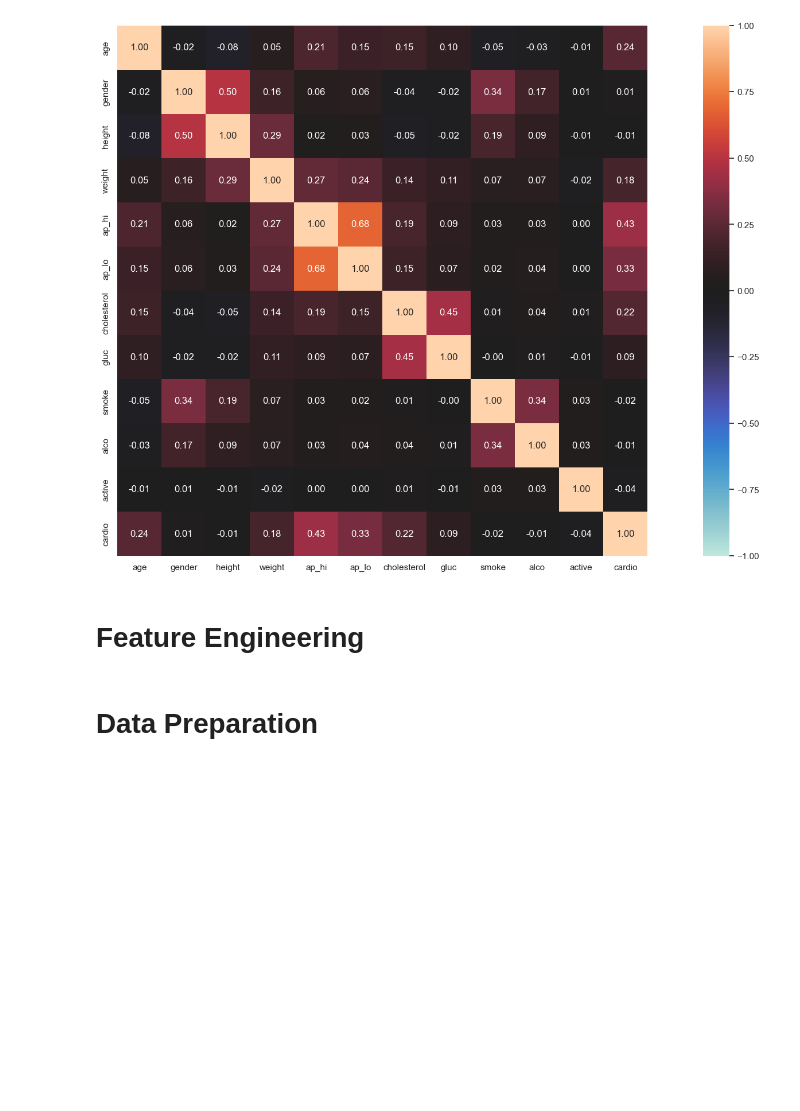
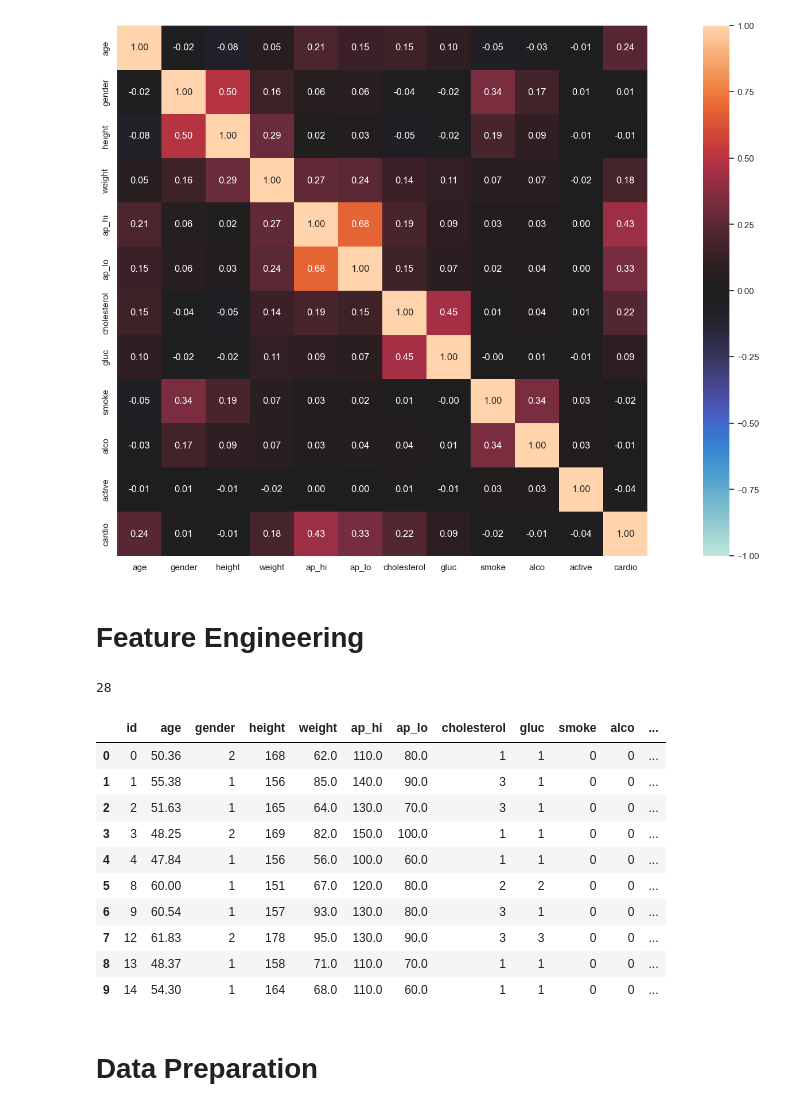
Before and after one commit to TalithaStella/CardioDisease, a Jupyter notebook: PA001-CCD_ver1.ipynb, the cells around one changed output. Saved outputs shown, nothing was run; the diff lists cells and outputs as text; code cells hidden in the pictures; blank space fills up the shorter version.

```diff
--- a/PA001-CCD.ipynb
+++ b/PA001-CCD_ver1.ipynb
@@ -466,16 +495,52 @@ nominal.associations(df2.drop('id',axis = 1));
 # Feature Engineering
 # %%
 df3 = df2.copy()
+# %%
+len( df2[df2[ 'ap_lo' ] <= 30 ] )
+# %% [output]
+28
 # %%
-# Removendo outliers
+# # Removendo outliers
 
 #Peso/altura
 df3 = df3[ (df3['height'] > 120) & (df3['height'] < 200) ]
 df3 = df3[ (df3['weight'] > 40) & (df3['weight'] < 170) ]
 
 # Pressão arterial
-df3 = df3[ (df3[ 'ap_lo'] > 30 ) & (df3[ 'ap_lo' ] < 240) ]
-df3 = df3[ (df3[ 'ap_hi' ] > 30 ) & (df3[ 'ap_hi' ] < 240 )]
+df3 = df3[ (df3[ 'ap_lo'] > 30 ) & (df3[ 'ap_lo' ] < 150) ] # low min 30 | Max 150
+df3 = df3[ (df3[ 'ap_hi' ] > 90 ) & (df3[ 'ap_hi' ] < 200 )] # High min 90 | Max 200
+
+
+# Creating IMC - weight/height²
+df3['imc'] = round(df3['weight'] / (df3['height'] ** 2) * 10000, 2)
+
+
+## Health_status - Intervalos do IMC
+# magreza - < 16.9
+# abaixo - 17 ~ 20
+# normal - 20 ~ 24
+# acima - 25 ~ 29
+# obesidade - 30 ~ 35
+# morbides - > 35
+
+df3['health_status'] = df3['imc'].map(health)
+
+
+# Coluna com intervalos de PA -  'baixa', 'normal', 'elevada', 'estagio I', 'estagio II', 'crise hipertensiva'
+# %%
+df3.head(10)
+# %% [output]
+|  | id | age | gender | height | weight | ap_hi | ap_lo | cholesterol | gluc | smoke | alco | ... |
+| 0 | 0 | 50.36 | 2 | 168 | 62.0 | 110.0 | 80.0 | 1 | 1 | 0 | 0 | ... |
+| 1 | 1 | 55.38 | 1 | 156 | 85.0 | 140.0 | 90.0 | 3 | 1 | 0 | 0 | ... |
+| 2 | 2 | 51.63 | 1 | 165 | 64.0 | 130.0 | 70.0 | 3 | 1 | 0 | 0 | ... |
+| 3 | 3 | 48.25 | 2 | 169 | 82.0 | 150.0 | 100.0 | 1 | 1 | 0 | 0 | ... |
+| 4 | 4 | 47.84 | 1 | 156 | 56.0 | 100.0 | 60.0 | 1 | 1 | 0 | 0 | ... |
+| 5 | 8 | 60.00 | 1 | 151 | 67.0 | 120.0 | 80.0 | 2 | 2 | 0 | 0 | ... |
+| 6 | 9 | 60.54 | 1 | 157 | 93.0 | 130.0 | 80.0 | 3 | 1 | 0 | 0 | ... |
+| 7 | 12 | 61.83 | 2 | 178 | 95.0 | 130.0 | 90.0 | 3 | 3 | 0 | 0 | ... |
+| 8 | 13 | 48.37 | 1 | 158 | 71.0 | 110.0 | 70.0 | 1 | 1 | 0 | 0 | ... |
+| 9 | 14 | 54.30 | 1 | 164 | 68.0 | 110.0 | 60.0 | 1 | 1 | 0 | 0 | ... |
 # %% [markdown]
 # Data Preparation
 # %%
```
Also changed, not shown: parts of 16 cells of this notebook.
